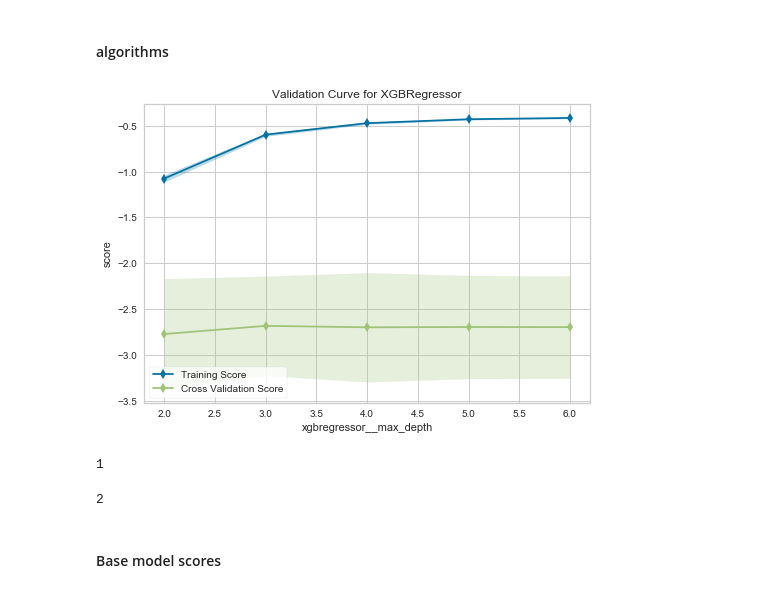
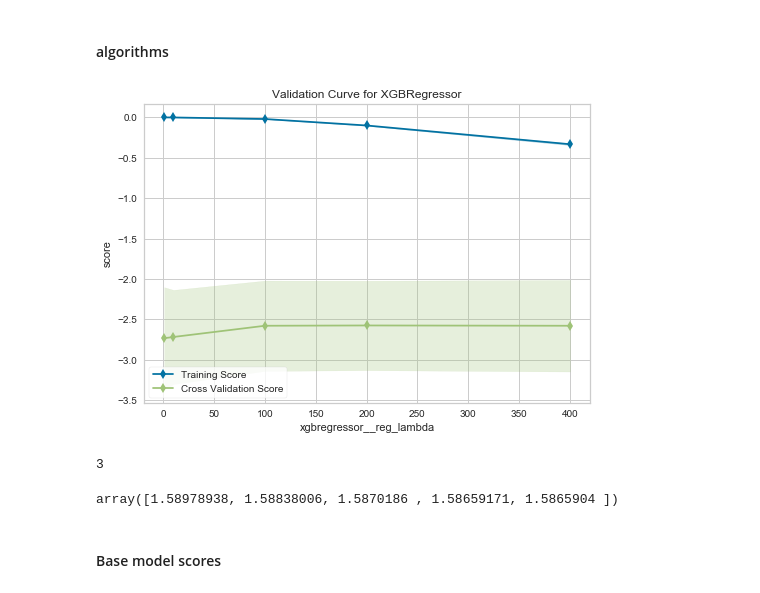
Before and after one commit to victorfica/Master-thesis, a Jupyter notebook: notebooks/stacking_AVG_models_FINAL.ipynb, the cells around one changed output. Cells and saved outputs as stored; diff of their text form; code cells hidden in the pictures.

```diff
--- a/notebooks/stacking_AVG_models_FINAL.ipynb
+++ b/notebooks/stacking_AVG_models_FINAL.ipynb
@@ -86,15 +156,15 @@ svrP = make_pipeline(interactions,skewness,zeroth,MinMaxScaler(),
 svrRBF = make_pipeline(interactions,skewness,zeroth,MinMaxScaler(),
                       SVR(C=2.5,epsilon=0.5,gamma=0.5,kernel='rbf'))
 
-gbt = make_pipeline(interactions,skewness,zeroth,MinMaxScaler(),
-                   GradientBoostingRegressor(n_estimators=100, learning_rate=0.05,
-                                   max_depth=6, max_features='sqrt',
-                                   min_samples_leaf=5, min_samples_split=2,
+gbt = make_pipeline(interactions,skewness,zeroth,
+                   GradientBoostingRegressor(n_estimators=1000, learning_rate=0.05,
+                                   max_depth=8, max_features='sqrt',
+                                   min_samples_leaf=8, min_samples_split=2,
                                    loss='huber', random_state =5,subsample=0.6,alpha=0.7))
 
 xgbr = make_pipeline(interactions,skewness,zeroth,
-                   XGBRegressor(colsample_bytree=0.7, gamma=3,
-                             learning_rate=0.07, max_depth=3,
-                             min_child_weight=20, n_estimators=100,
-                             reg_alpha=1.9, reg_lambda=2.7,
-                             subsample=0.5,random_state =7, nthread = -1))
+                   XGBRegressor(colsample_bytree=0.6, gamma=0,
+                             learning_rate=0.07, max_depth=8,
+                             min_child_weight=20, n_estimators=1000,
+                             reg_alpha=0.000005, reg_lambda=200,
+                             subsample=0.9,random_state =7, nthread = -1))
@@ -101,26 +173,26 @@ xgbr = make_pipeline(interactions,skewness,zeroth,
 # %%
 import numpy as np
 
 from yellowbrick.model_selection import ValidationCurve
 
 #1)
 #2)
 #3) Crear pipeline
 
 viz = ValidationCurve(
-    xgbr, njobs=-1,param_name="xgbregressor__max_depth",
-    param_range=[2,3,4,5,6], cv=10, scoring="neg_mean_squared_error",n_jobs=-1)
+    xgbr, njobs=-1,param_name="xgbregressor__reg_lambda",
+    param_range=[1,10,100,200,400], cv=10, scoring="neg_mean_squared_error",n_jobs=-1)
 #plt.ylim(0,0.6)
 # Fit and poof the visualizer
 viz.fit(X_train, y_train)
 viz.poof()
 print(viz.test_scores_mean_.argmax())
 # %% [output]
-[figure, old version]
+[figure, new version]
-1
+3
-# %%
-viz.test_scores_mean_.argmax()
-# %% [output]
-2
+# %%
+np.sqrt(-viz.test_scores_mean_)
+# %% [output]
+array([1.58978938, 1.58838006, 1.5870186 , 1.58659171, 1.5865904 ])
 # %% [markdown]
 #### Base model scores
```
Also changed, not shown: parts of 30 cells of this notebook, 4 other files.
